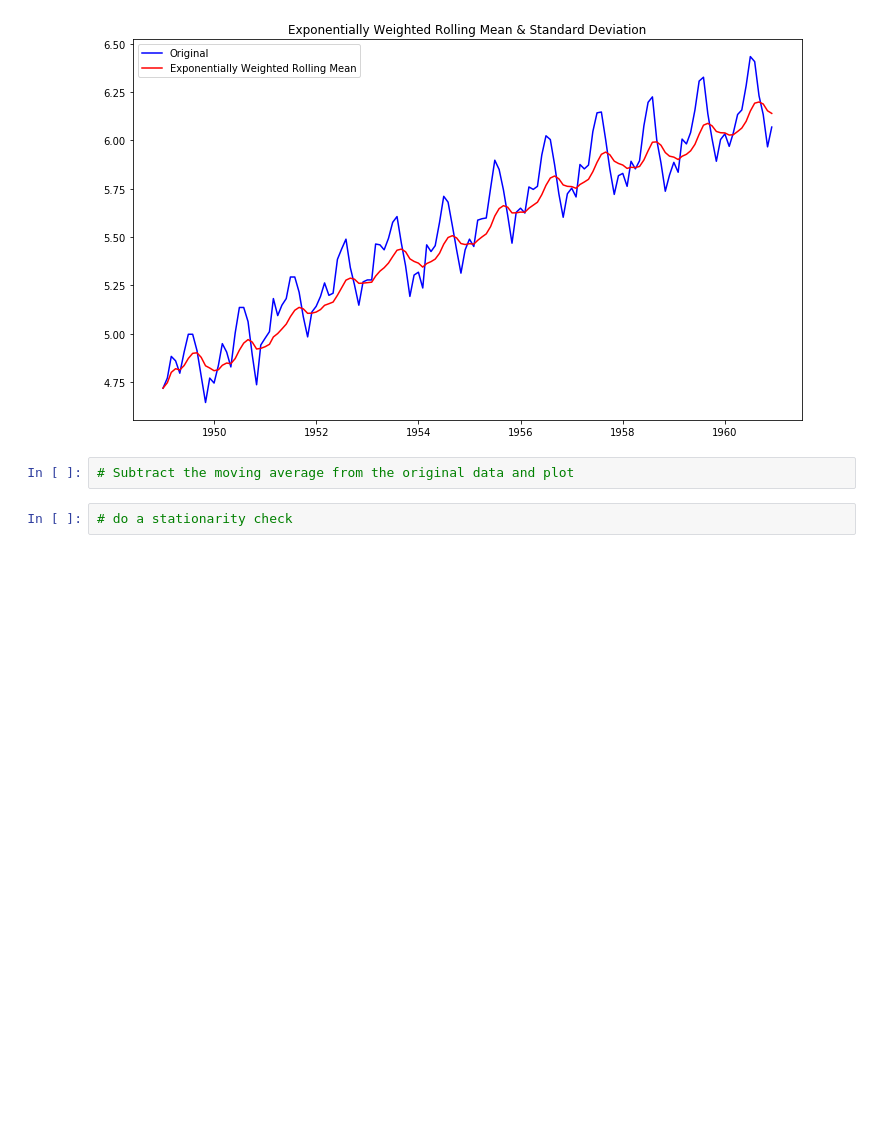
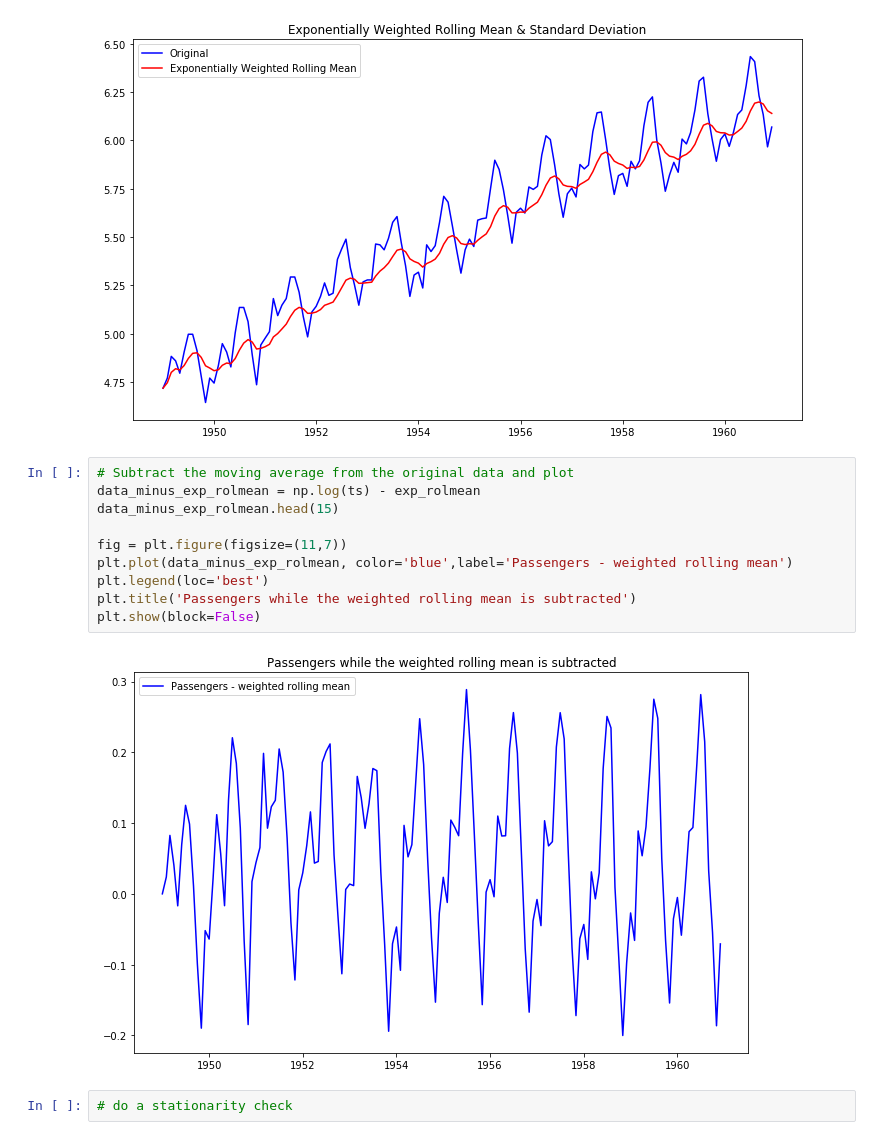
Before and after one commit to feiqi9047/dsc-3-25-08-removing-trends-lab-nyc-ds-career-031119, a Jupyter notebook: index.ipynb, the cells around one changed output. Drawn from its saved outputs; the diff is of its cells as text; blank space fills up the shorter version.

```diff
--- a/index.ipynb
+++ b/index.ipynb
@@ -193,8 +193,18 @@ plt.title('Exponentially Weighted Rolling Mean & Standard Deviation')
 plt.show(block=False)
 # %% [output]
 [figure]
-# %%
-# Subtract the moving average from the original data and plot
+# %%
+# Subtract the moving average from the original data and plot
+data_minus_exp_rolmean = np.log(ts) - exp_rolmean
+data_minus_exp_rolmean.head(15)
+
+fig = plt.figure(figsize=(11,7))
+plt.plot(data_minus_exp_rolmean, color='blue',label='Passengers - weighted rolling mean')
+plt.legend(loc='best')
+plt.title('Passengers while the weighted rolling mean is subtracted')
+plt.show(block=False)
+# %% [output]
+[figure, added]
 # %%
 # do a stationarity check
 # %% [markdown]
```
